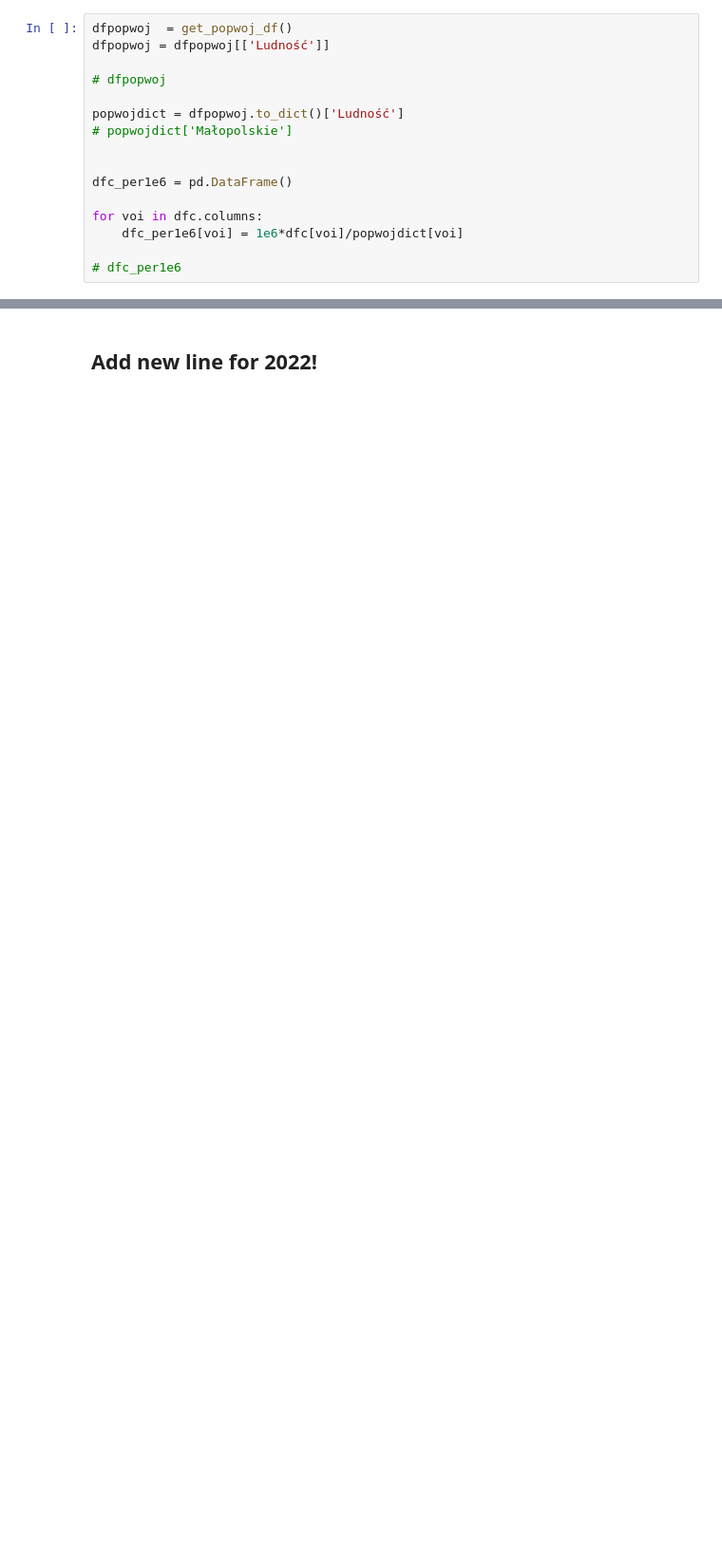
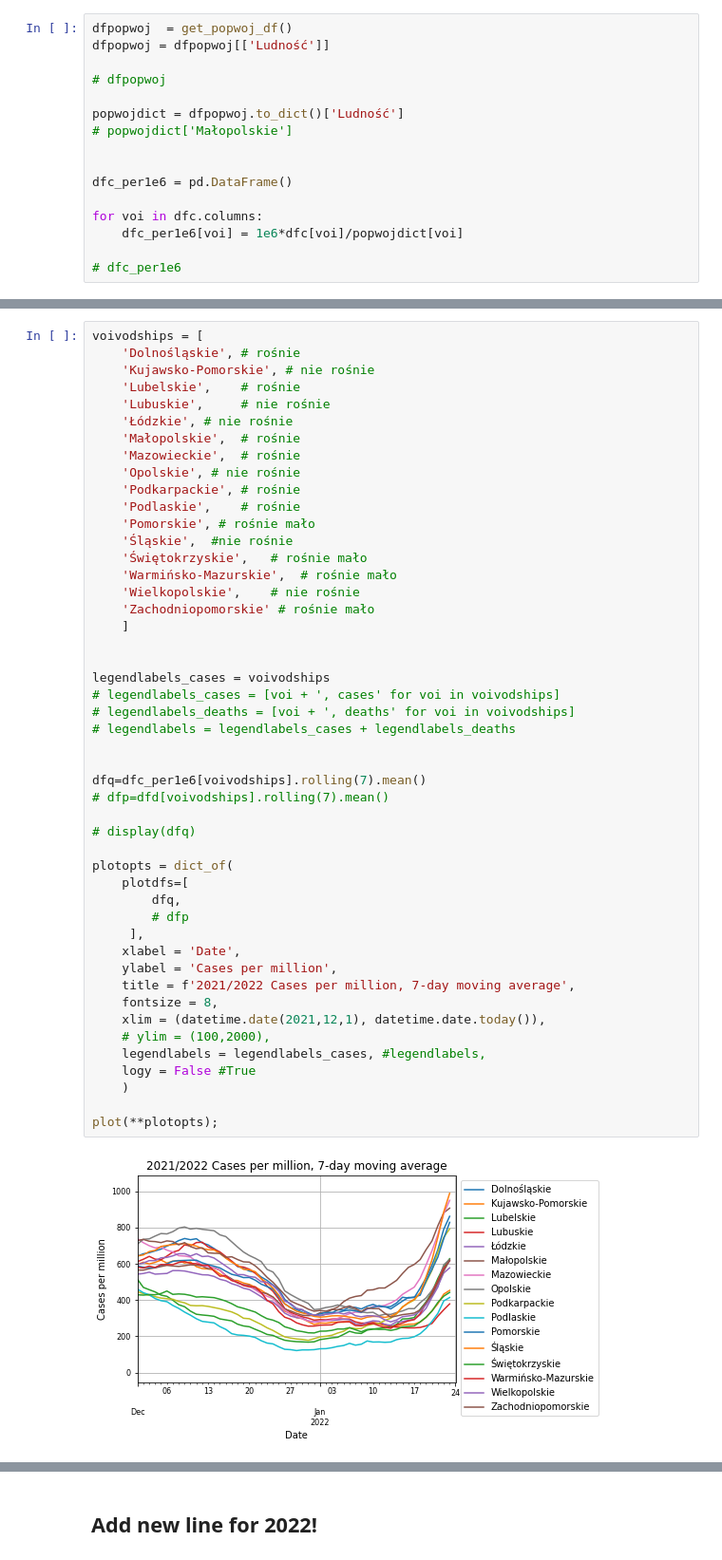
Before and after one commit to anuszka/govpl, a Jupyter notebook: Rogalski/Rogalski01.ipynb, the cells around one changed output, grey strips where cells are left out. Shown at 95% size. Drawn from its saved outputs; the diff is of its cells as text; blank space fills up the shorter version.

Commit message:
Hosp / cases

```diff
--- a/Rogalski/Rogalski01.ipynb
+++ b/Rogalski/Rogalski01.ipynb
@@ -353,0 +457,50 @@ plot(**plotopts);
+# %%
+voivodships = [
+    'Dolnośląskie',	# rośnie
+    'Kujawsko-Pomorskie', # nie rośnie
+    'Lubelskie',	# rośnie
+    'Lubuskie', 	# nie rośnie
+    'Łódzkie', # nie rośnie
+    'Małopolskie',	# rośnie
+    'Mazowieckie',	# rośnie
+    'Opolskie',	# nie rośnie
+    'Podkarpackie',	# rośnie
+    'Podlaskie',	# rośnie
+    'Pomorskie', # rośnie mało
+    'Śląskie',	#nie rośnie
+    'Świętokrzyskie',	# rośnie mało
+    'Warmińsko-Mazurskie',	# rośnie mało
+    'Wielkopolskie',	# nie rośnie
+    'Zachodniopomorskie' # rośnie mało
+    ]
+
+
+legendlabels_cases = voivodships
+# legendlabels_cases = [voi + ', cases' for voi in voivodships]
+# legendlabels_deaths = [voi + ', deaths' for voi in voivodships]
+# legendlabels = legendlabels_cases + legendlabels_deaths
+
+
+dfq=dfc_per1e6[voivodships].rolling(7).mean()
+# dfp=dfd[voivodships].rolling(7).mean()
+
+# display(dfq)
+
+plotopts = dict_of(
+    plotdfs=[
+        dfq,
+        # dfp
+     ],
+    xlabel = 'Date',
+    ylabel = 'Cases per million',
+    title = f'2021/2022 Cases per million, 7-day moving average',
+    fontsize = 8,
+    xlim = (datetime.date(2021,12,1), datetime.date.today()),
+    # ylim = (100,2000),
+    legendlabels = legendlabels_cases, #legendlabels,
+    logy = False #True
+    )
+
+plot(**plotopts);
+# %% [output]
+[figure, added]
```
Also changed, not shown: parts of 12 cells of this notebook, 4 other files.
